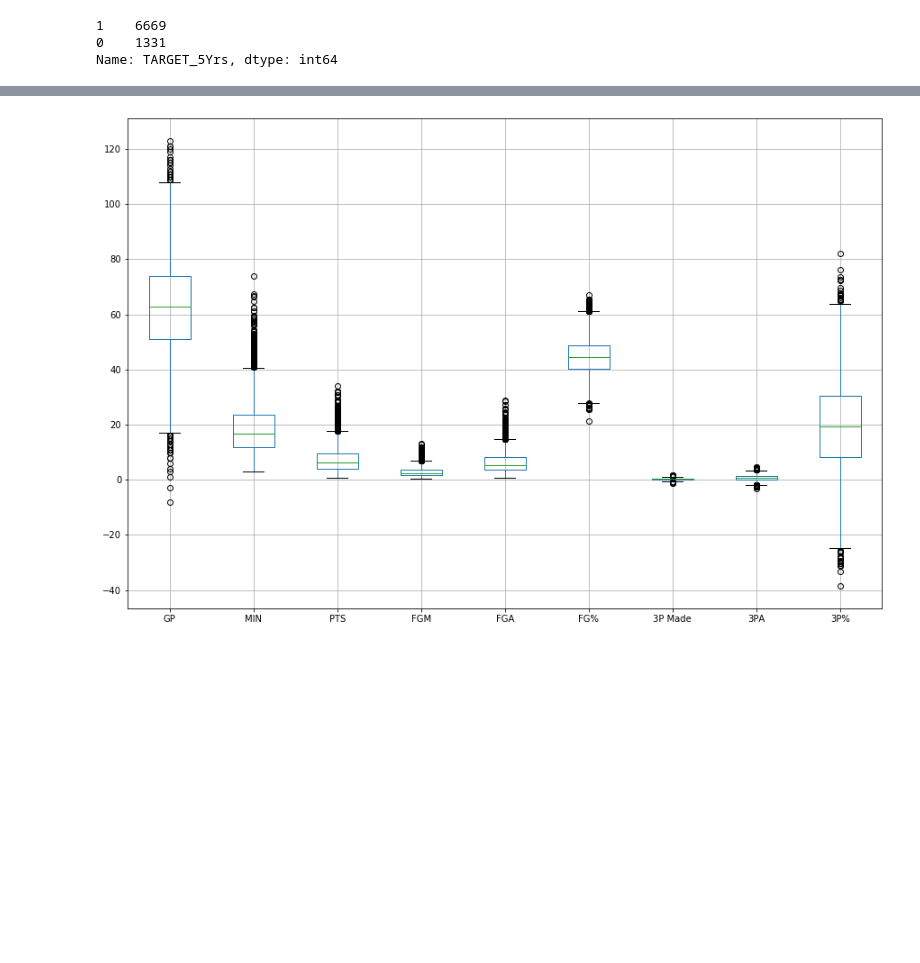
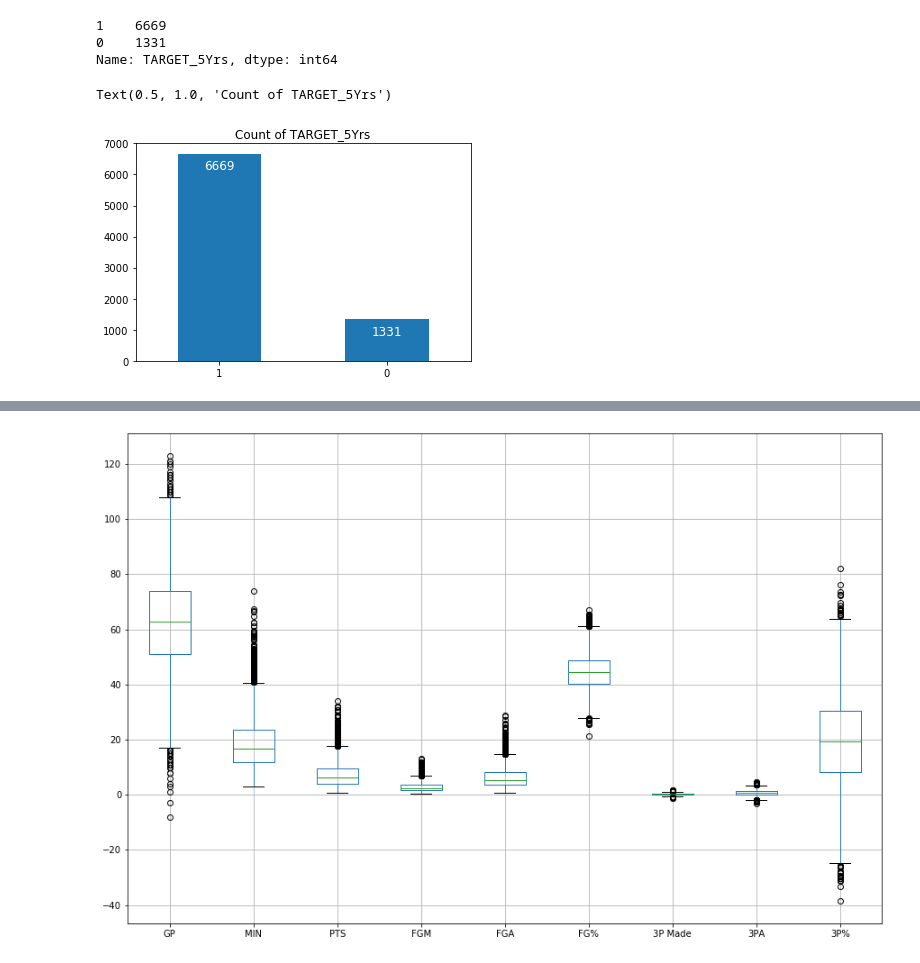
Before and after one commit to Reasmey/adsi_group2leftfeet, a Jupyter notebook: notebooks/EDA_features.ipynb, the cells around one changed output, grey strips where cells are left out. Saved outputs shown, nothing was run; the diff lists cells and outputs as text; code cells hidden in the pictures; blank space fills up the shorter version.

```diff
--- a/notebooks/EDA_features.ipynb
+++ b/notebooks/EDA_features.ipynb
@@ -69,3 +69,16 @@ training_data.TARGET_5Yrs.value_counts()
 1    6669
 0    1331
 Name: TARGET_5Yrs, dtype: int64
+# %%
+ax = training_data.TARGET_5Yrs.value_counts().plot.bar(rot=0)
+
+for p in ax.patches:
+
+    ax.annotate(str(p.get_height()), (p.get_x() + p.get_width() / 2., p.get_height()),
+                   ha = 'center', va = 'center',
+                   xytext = (0, -12), color = "white", size = 12,
+                   textcoords = 'offset points')
+ax.set_title("Count of TARGET_5Yrs")
+# %% [output]
+Text(0.5, 1.0, 'Count of TARGET_5Yrs')
+[figure, added]
```
Also changed, not shown: parts of 1 cell of this notebook, 1 other file.
